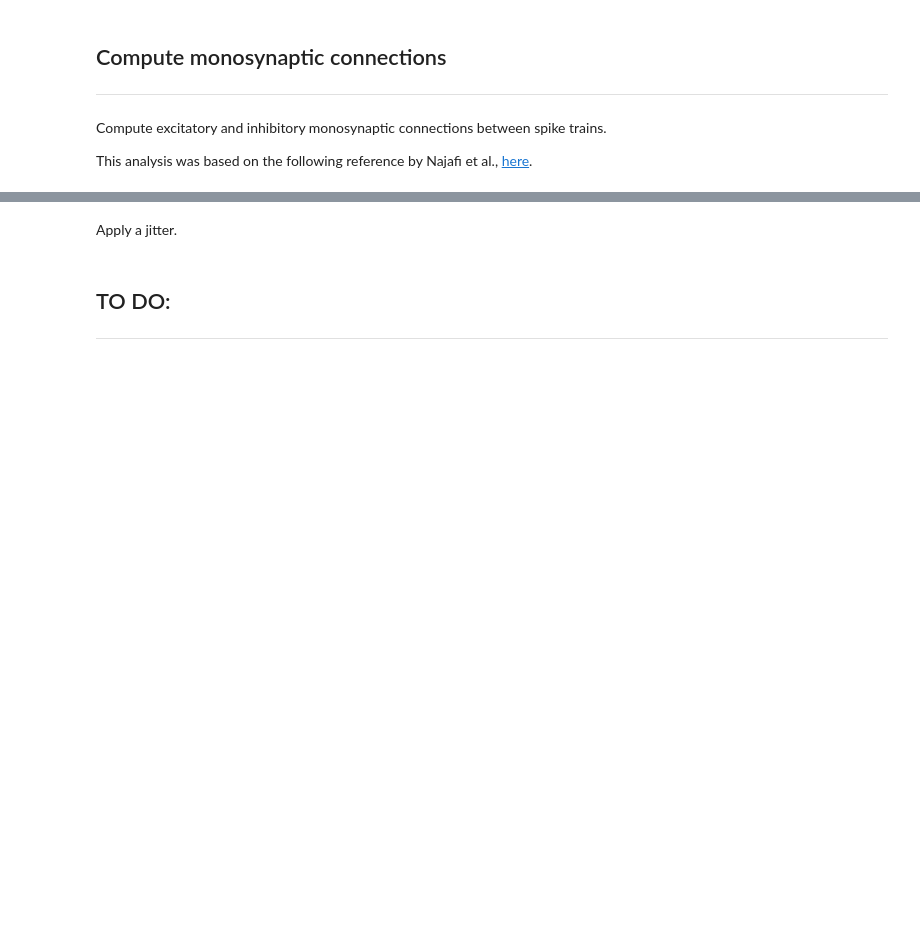
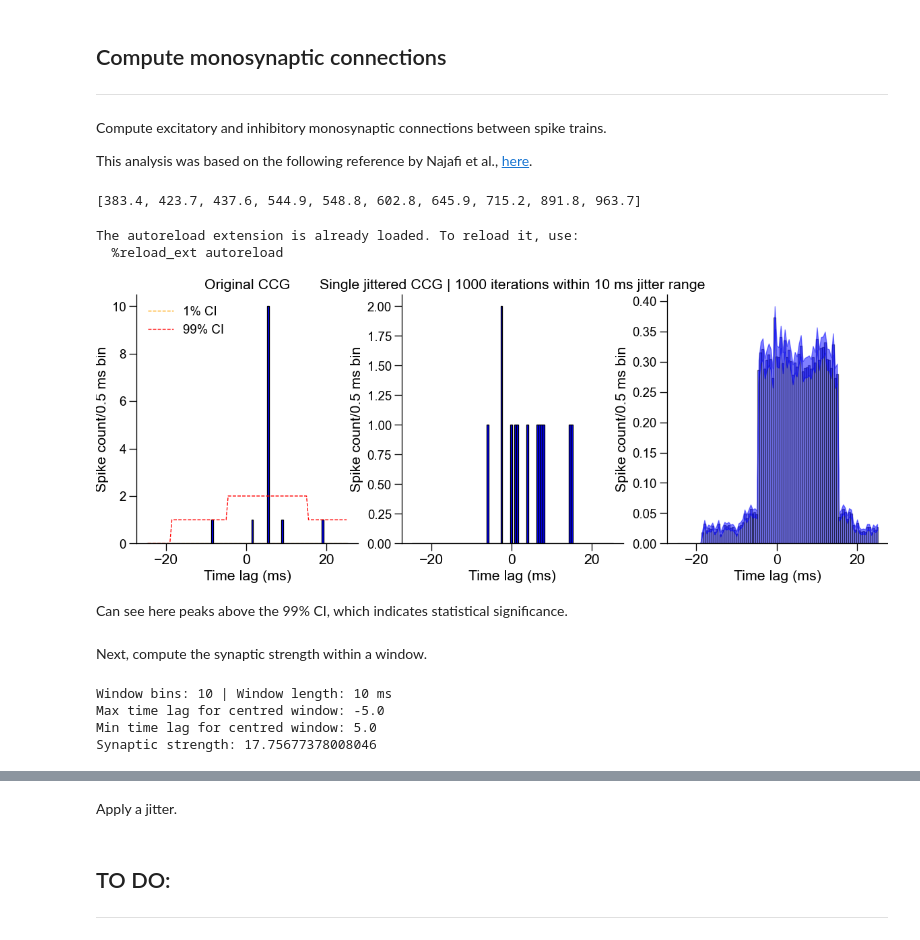
Before and after one commit to mzabolocki/SynaptiConn, a Jupyter notebook: examples/plots/plot_spiketrains_phy.ipynb, the cells around one changed output, grey strips where cells are left out. Cells and saved outputs as stored; diff of their text form; code cells hidden in the pictures; blank space fills up the shorter version.

```diff
--- a/examples/plots/plot_spiketrains_phy.ipynb
+++ b/examples/plots/plot_spiketrains_phy.ipynb
@@ -177,3 +160,82 @@ plt.show()
 Compute excitatory and inhibitory monosynaptic connections between spike trains.
 
 This analysis was based on the following reference by Najafi et al., [here](https://www.sciencedirect.com/science/article/pii/S0896627319308487).
+# %%
+neuron1_spike_train
+# %% [output]
+[383.4, 423.7, 437.6, 544.9, 548.8, 602.8, 645.9, 715.2, 891.8, 963.7]
+# %%
+%load_ext autoreload
+%autoreload 2
+
+from synapticonn.analysis.synaptic_strength import calculate_jittered_ccg
+ccg_bins, ccg_counts, jittered_ccgs = calculate_jittered_ccg(neuron1_spike_train, neuron2_spike_train, num_iterations=1000, max_lag_ms=25, bin_size_ms=0.5, jitter_range_ms=10)
+
+# plot both the original and jittered ccgs
+fig, ax = plt.subplots(1, 3, figsize=(15, 5))
+
+ax[0].bar(ccg_bins[1:], ccg_counts, width=0.5, color='blue', edgecolor='black')
+ax[0].set_title('Original CCG')
+ax[1].bar(ccg_bins[1:], jittered_ccgs[20,:], width=0.5, color='blue', edgecolor='black')
+ax[1].set_title('Single jittered CCG | 1000 iterations within 10 ms jitter range')
+
+# plot mean and sem of jittered ccgs
+ax[2].bar(ccg_bins[1:], np.mean(jittered_ccgs, axis=0), width=0.5, color='blue', edgecolor='black', alpha=0.5)
+sem_vals = np.std(jittered_ccgs, axis=0) / np.sqrt(jittered_ccgs.shape[0])
+ax[2].fill_between(ccg_bins[1:], np.mean(jittered_ccgs, axis=0) - sem_vals, np.mean(jittered_ccgs, axis=0) + sem_vals, color='blue', alpha=0.5)
+
+# confidence intervals
+lower_conf = np.percentile(jittered_ccgs, 1, axis=0)
+upper_conf = np.percentile(jittered_ccgs, 99, axis=0)
+
+# plot the confidence intervals across original CCG, as calculated on the unjittered CCG
+ax[0].plot(ccg_bins[1:], lower_conf, color='orange', linestyle='--', label='1% CI')
+ax[0].plot(ccg_bins[1:], upper_conf, color='red', linestyle='--',label='99% CI')
+ax[0].legend()
+
+# axes
+for a in ax:
+    a.set_xlabel('Time lag (ms)')
+    a.set_ylabel('Spike count/0.5 ms bin')
+# %% [output]
+The autoreload extension is already loaded. To reload it, use:
+  %reload_ext autoreload
+[figure, added]
+# %% [markdown]
+Can see here peaks above the 99% CI, which indicates statistical significance.
+# %% [markdown]
+Next, compute the synaptic strength within a window.
+# %%
+bin_size_ms = 0.5
+half_window_ms = 5  # window size in ms centered around zero lag
+
+# identify the number of bins within the window, centered around zero lag
+window_bins = int((half_window_ms*2) / (2 * bin_size_ms))
+print(f'Window bins: {window_bins} | Window length: {half_window_ms*2} ms')
+
+# slice the CCG bins within the window
+mid_bin = len(ccg_bins) // 2  # the center bin corresponds to zero lag
+window_slice = slice(mid_bin - window_bins, mid_bin + window_bins + 1)
+print(f'Max time lag for centred window: {ccg_bins[window_slice][0]}')
+print(f'Min time lag for centred window: {ccg_bins[window_slice][-1]}')
+
+# identify the peak bin count within the window in the original CCG
+x_real = np.max(ccg_counts[window_slice])
+
+# compute mean and standard deviation of the jittered CCGs within the same window
+jittered_window_counts = jittered_ccgs[:, window_slice]
+m_jitter = np.mean(jittered_window_counts)
+s_jitter = np.std(jittered_window_counts)
+
+# calculate the synaptic stength as the Z-score
+if s_jitter > 0:
+    synaptic_strength = (x_real - m_jitter) / s_jitter
+else:
+    synaptic_strength = np.inf  # if no variance in jittered counts, Z is undefined or infinite
+
+print(f'Synaptic strength: {synaptic_strength}')
+# %% [output]
+Window bins: 10 | Window length: 10 ms
+Max time lag for centred window: -5.0
+Min time lag for centred window: 5.0
+Synaptic strength: 17.75677378008046
```
Also changed, not shown: parts of 8 cells of this notebook, 1 other file.
